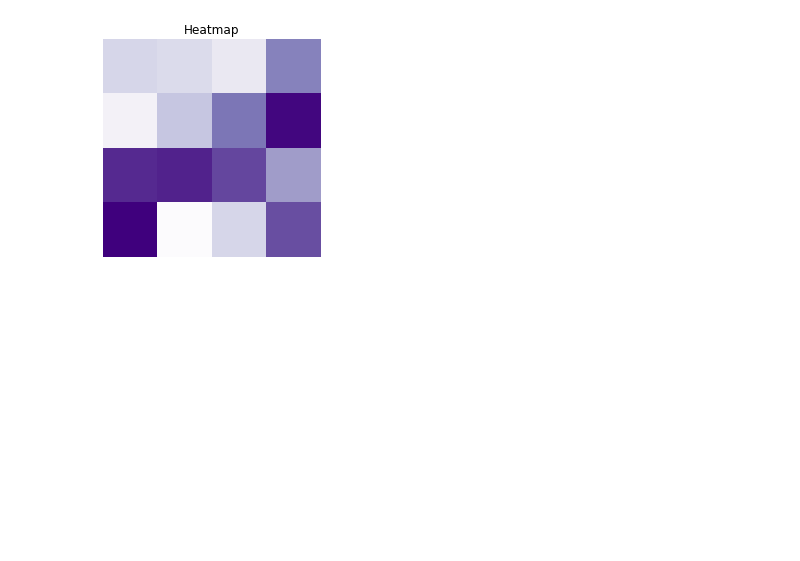
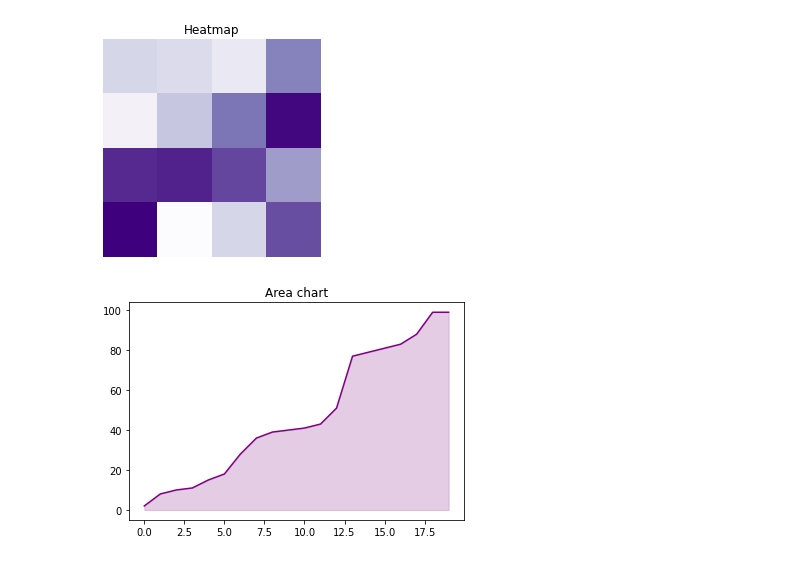
Before and after one commit to steffincodes/googlecolabnotbooks, a Jupyter notebook: Matplotlib101.ipynb, the cells around one changed output. Saved outputs shown, nothing was run; the diff lists cells and outputs as text; code cells hidden in the pictures; blank space fills up the shorter version.

Commit message:
📈 Area Chart

```diff
--- a/Matplotlib101.ipynb
+++ b/Matplotlib101.ipynb
@@ -245,3 +245,18 @@ plt.title('Heatmap')
 plt.axis('off');
 # %% [output]
 [figure]
+# %%
+import matplotlib.pyplot as plt
+import numpy as np
+
+x=range(0,20)
+y=np.sort(np.random.randint(100,size=20))
+plt.fill_between(
+    x,y,color='purple',alpha=0.2
+)
+plt.plot(
+    x,y,color='purple'
+)
+plt.title('Area chart');
+# %% [output]
+[figure, added]
```
